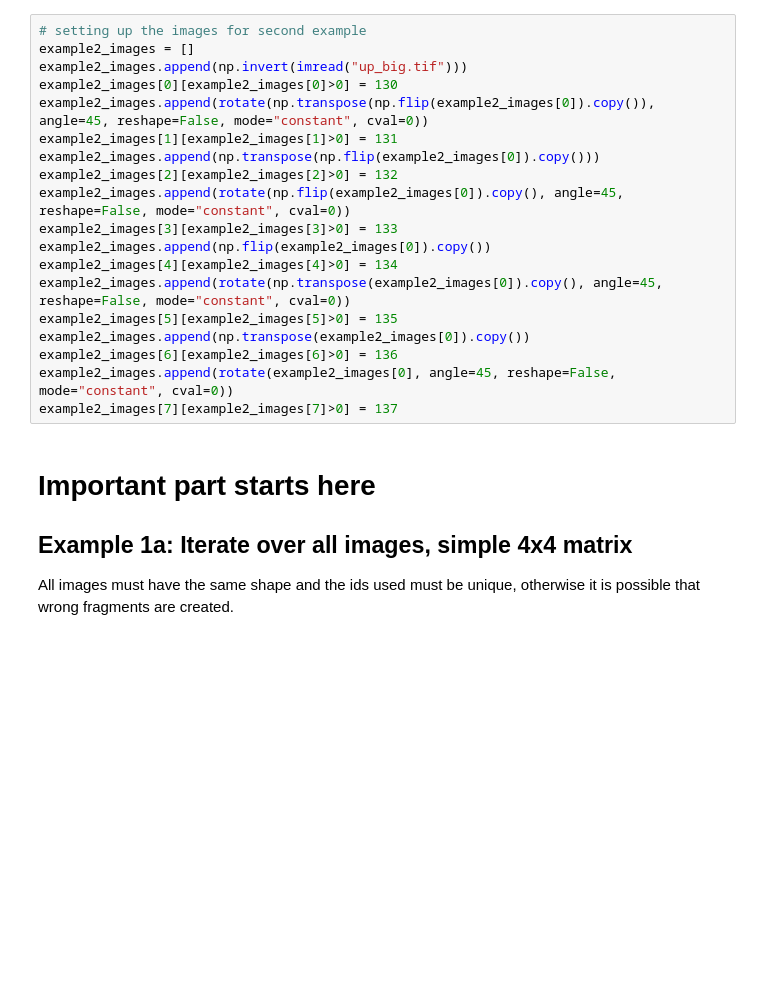
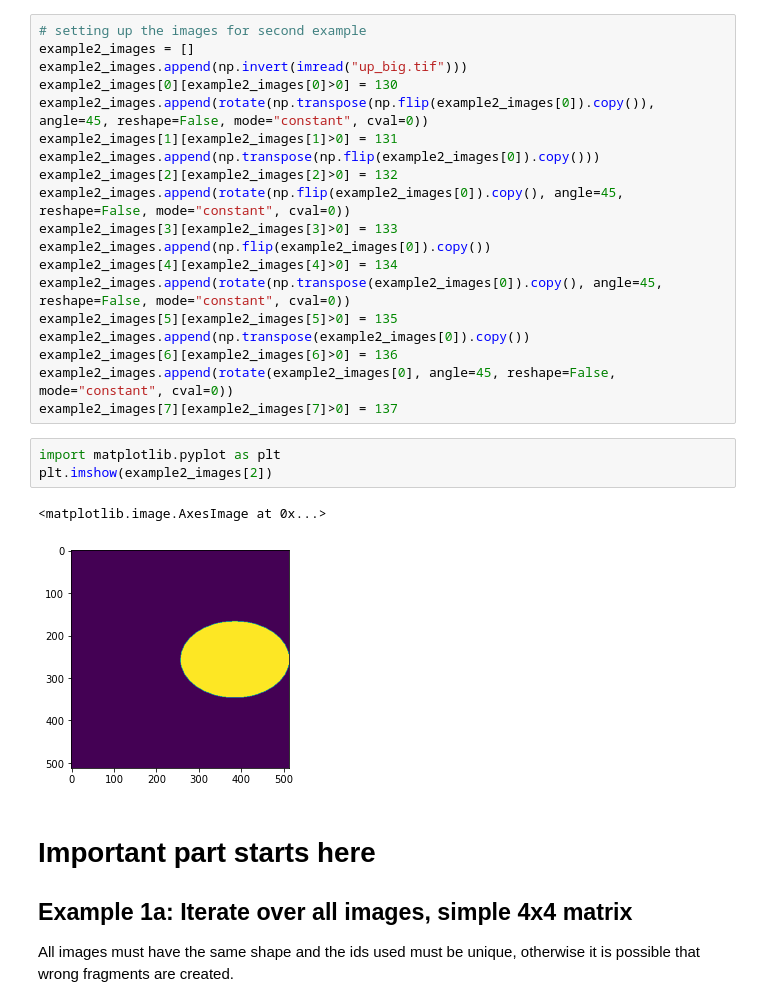
Before and after one commit to Labelings/Labeling, a Jupyter notebook: tutorial.ipynb, the cells around one changed output. Saved outputs shown, nothing was run; the diff lists cells and outputs as text; blank space fills up the shorter version.

```diff
--- a/tutorial.ipynb
+++ b/tutorial.ipynb
@@ -54,6 +73,12 @@ example2_images.append(np.transpose(example2_images[0]).copy())
 example2_images[6][example2_images[6]>0] = 136
 example2_images.append(rotate(example2_images[0], angle=45, reshape=False, mode="constant", cval=0))
 example2_images[7][example2_images[7]>0] = 137
+# %%
+import matplotlib.pyplot as plt
+plt.imshow(example2_images[2])
+# %% [output]
+<matplotlib.image.AxesImage at 0x...>
+[figure, added]
 # %% [markdown]
 # Important part starts here
 
```
Also changed, not shown: parts of 10 cells of this notebook, 3 other files.
